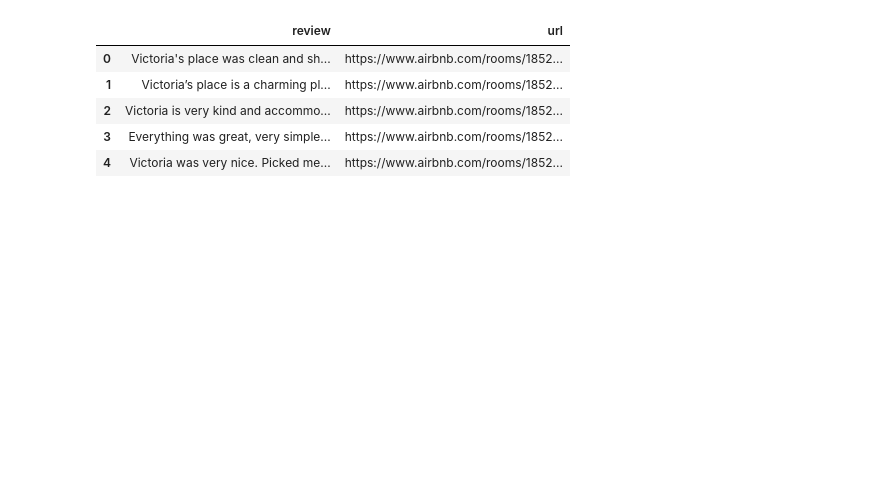
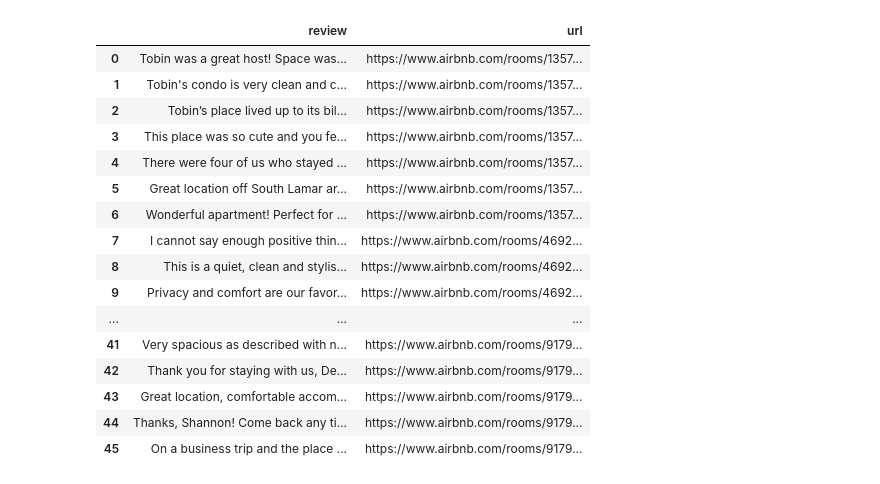
Before and after one commit to RCate/Project--One-, a Jupyter notebook: for_presentation/WordCloud_reviews.ipynb, the cells around one changed output. Saved outputs shown, nothing was run; the diff lists cells and outputs as text; code cells hidden in the pictures; blank space fills up the shorter version.

```diff
--- a/for_presentation/WordCloud_reviews.ipynb
+++ b/for_presentation/WordCloud_reviews.ipynb
@@ -55,3 +13,6 @@ df.head(1)
 # %% [output]
 |  | Unnamed: 0 | average_rate_per_night | bedrooms_count | city | date_of_listing | description | latitude | ... |
 | 0 | 1 | $27 | 2 | Humble | May 2016 | Welcome to stay in private room w... | 30.020138 | ... |
+# %%
+austin = df[df["city"]=="Austin"]
+austin.head(1)
@@ -58,6 +22,6 @@ df.head(1)
 # %%
 # df["url"].astype('string')
-urls = df["url"].astype('str')
+urls = austin["url"].astype('str')
 # urls.dtype
 # %%
 session = HTMLSession()
@@ -69,23 +33,33 @@ for url in urls[0:10]:
         reviews = r.html.find('#reviews')[0]
         review_list = [line for line in reviews.text.split("\n") if len(line) > 50]
 #         time.sleep(12)
-    for r in review_list:
-        test.append({
-            "url": url,
-            "review": r
-        })
+        for r in review_list:
+            test.append({"url": url,
+                         "review": r
+                        })
     time.sleep(10)
 # %%
 df = pd.DataFrame(test)
 df.to_csv('review_sample.csv')
-df.head()
+df
 # %% [output]
 |  | review | url |
-| 0 | Victoria's place was clean and sh... | https://www.airbnb.com/rooms/1852... |
-| 1 | Victoria’s place is a charming pl... | https://www.airbnb.com/rooms/1852... |
-| 2 | Victoria is very kind and accommo... | https://www.airbnb.com/rooms/1852... |
-| 3 | Everything was great, very simple... | https://www.airbnb.com/rooms/1852... |
-| 4 | Victoria was very nice. Picked me... | https://www.airbnb.com/rooms/1852... |
+| 0 | Tobin was a great host! Space was... | https://www.airbnb.com/rooms/1357... |
+| 1 | Tobin's condo is very clean and c... | https://www.airbnb.com/rooms/1357... |
+| 2 | Tobin’s place lived up to its bil... | https://www.airbnb.com/rooms/1357... |
+| 3 | This place was so cute and you fe... | https://www.airbnb.com/rooms/1357... |
+| 4 | There were four of us who stayed ... | https://www.airbnb.com/rooms/1357... |
+| 5 | Great location off South Lamar ar... | https://www.airbnb.com/rooms/1357... |
+| 6 | Wonderful apartment! Perfect for ... | https://www.airbnb.com/rooms/1357... |
+| 7 | I cannot say enough positive thin... | https://www.airbnb.com/rooms/4692... |
+| 8 | This is a quiet, clean and stylis... | https://www.airbnb.com/rooms/4692... |
+| 9 | Privacy and comfort are our favor... | https://www.airbnb.com/rooms/4692... |
+| ... | ... | ... |
+| 41 | Very spacious as described with n... | https://www.airbnb.com/rooms/9179... |
+| 42 | Thank you for staying with us, De... | https://www.airbnb.com/rooms/9179... |
+| 43 | Great location, comfortable accom... | https://www.airbnb.com/rooms/9179... |
+| 44 | Thanks, Shannon! Come back any ti... | https://www.airbnb.com/rooms/9179... |
+| 45 | On a business trip and the place ... | https://www.airbnb.com/rooms/9179... |
 # %%
 allr = df["review"]
 r = allr.str.cat(sep=',')
```
Also changed, not shown: parts of 14 cells of this notebook, 1 other file.
